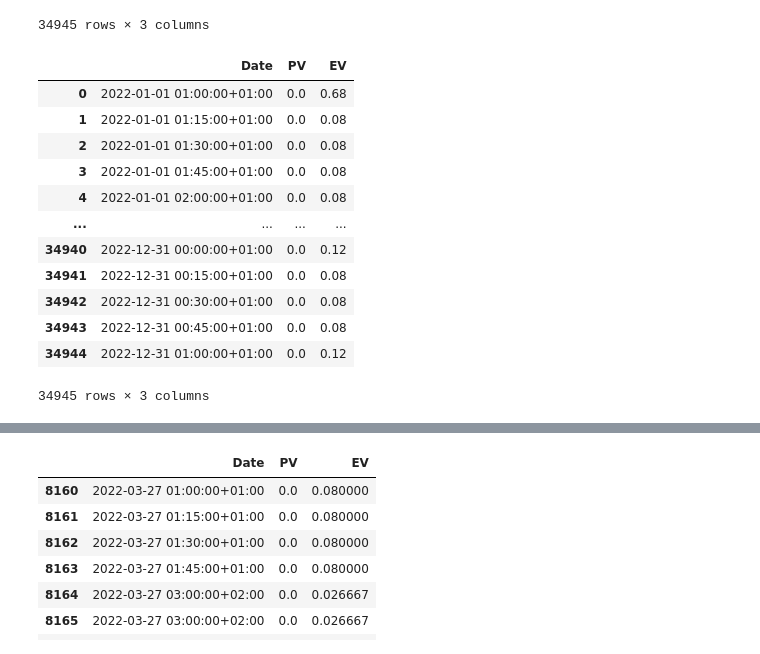
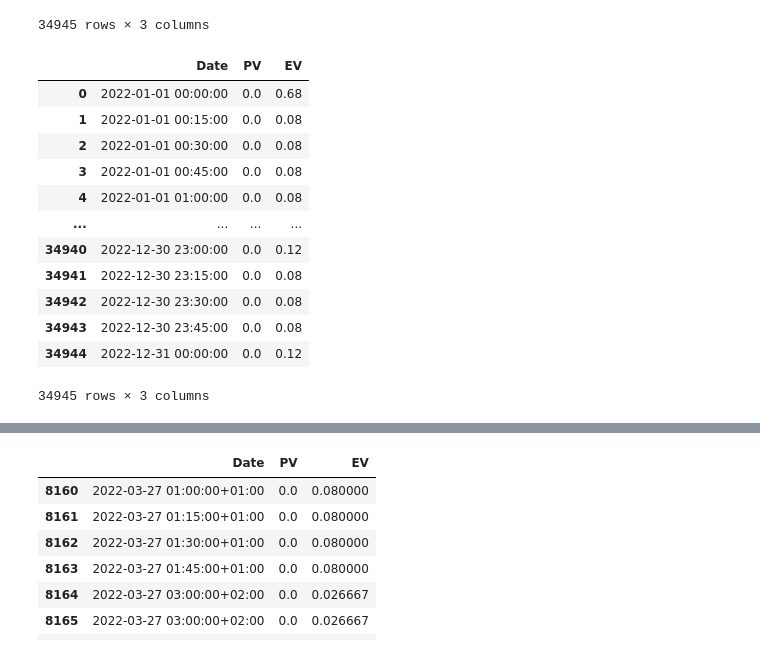
Before and after one commit to SpongeStark/Pre-PhD, a Jupyter notebook: demo/train_naive_PV_2022.ipynb, the cells around one changed output, grey strips where cells are left out. Cells and saved outputs as stored; diff of their text form; code cells hidden in the pictures.

```diff
--- a/demo/train_naive_PV_2022.ipynb
+++ b/demo/train_naive_PV_2022.ipynb
@@ -31,27 +31,28 @@ dts1
 # %%
 dts1["Date"] = pd.to_datetime(
     dts1["Date"],
-    format="%d/%m/%Y %H:%M",
-    dayfirst=True
-)
+    format="%d/%m/%Y %H:%M"
+    # dayfirst=True,
+    # utc=True
+)-pd.Timedelta(hours=1)  # to localize to CET/CEST
 
-dts1["Date"] = dts1["Date"].dt.tz_localize(
-    "Europe/Paris",
-    nonexistent="shift_forward",
-    ambiguous="NaT"
-)
-dts1
+# dts1["Date"] = dts1["Date"].dt.tz_convert("UTC").dt.tz_localize(None
+#     # "Europe/Paris",
+#     # nonexistent="shift_forward",
+#     # ambiguous="NaT"
+# )
+dts1['offset'] =
 # %% [output]
 |  | Date | PV | EV |
-| 0 | 2022-01-01 01:00:00+01:00 | 0.0 | 0.68 |
-| 1 | 2022-01-01 01:15:00+01:00 | 0.0 | 0.08 |
-| 2 | 2022-01-01 01:30:00+01:00 | 0.0 | 0.08 |
-| 3 | 2022-01-01 01:45:00+01:00 | 0.0 | 0.08 |
-| 4 | 2022-01-01 02:00:00+01:00 | 0.0 | 0.08 |
+| 0 | 2022-01-01 00:00:00 | 0.0 | 0.68 |
+| 1 | 2022-01-01 00:15:00 | 0.0 | 0.08 |
+| 2 | 2022-01-01 00:30:00 | 0.0 | 0.08 |
+| 3 | 2022-01-01 00:45:00 | 0.0 | 0.08 |
+| 4 | 2022-01-01 01:00:00 | 0.0 | 0.08 |
 | ... | ... | ... | ... |
-| 34940 | 2022-12-31 00:00:00+01:00 | 0.0 | 0.12 |
-| 34941 | 2022-12-31 00:15:00+01:00 | 0.0 | 0.08 |
-| 34942 | 2022-12-31 00:30:00+01:00 | 0.0 | 0.08 |
-| 34943 | 2022-12-31 00:45:00+01:00 | 0.0 | 0.08 |
-| 34944 | 2022-12-31 01:00:00+01:00 | 0.0 | 0.12 |
+| 34940 | 2022-12-30 23:00:00 | 0.0 | 0.12 |
+| 34941 | 2022-12-30 23:15:00 | 0.0 | 0.08 |
+| 34942 | 2022-12-30 23:30:00 | 0.0 | 0.08 |
+| 34943 | 2022-12-30 23:45:00 | 0.0 | 0.08 |
+| 34944 | 2022-12-31 00:00:00 | 0.0 | 0.12 |
 34945 rows × 3 columns
```
Also changed, not shown: parts of 6 cells of this notebook.
